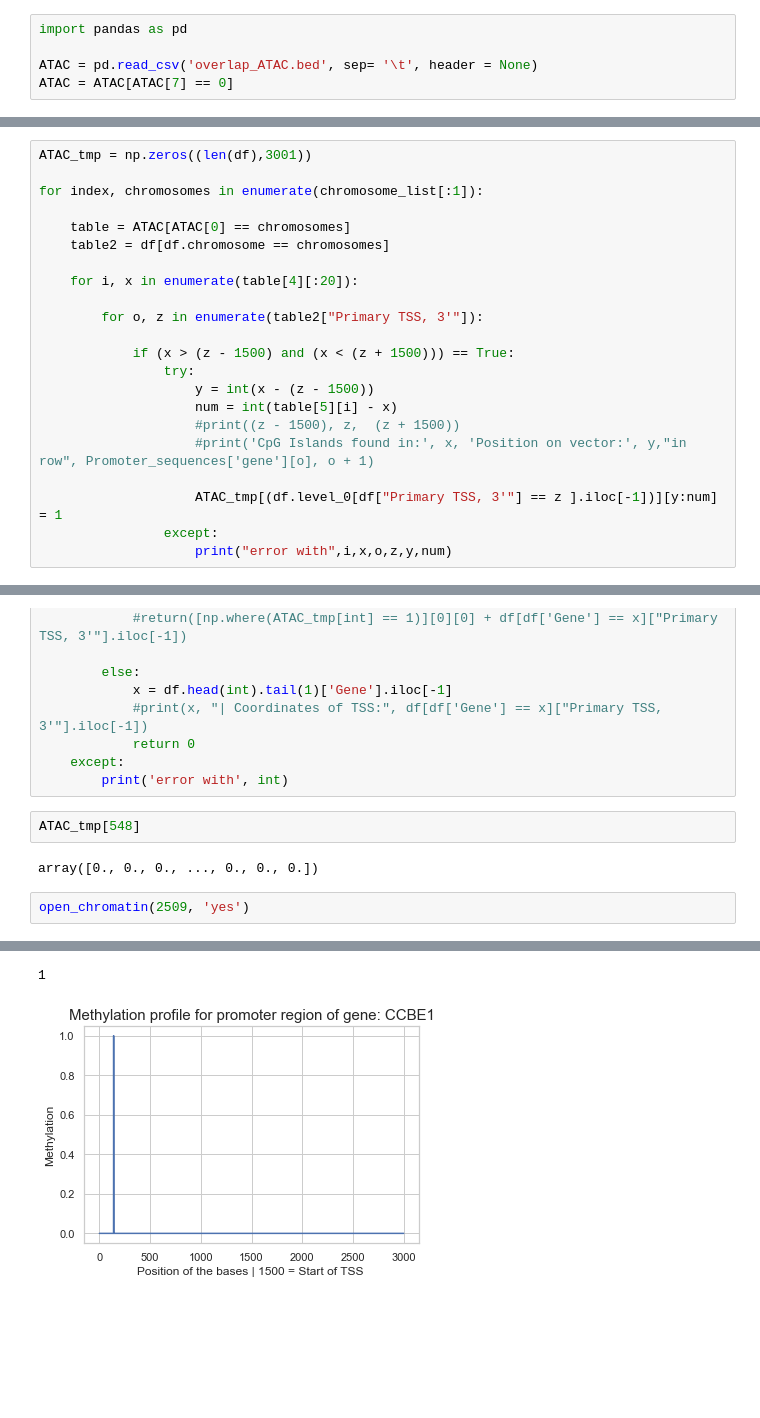
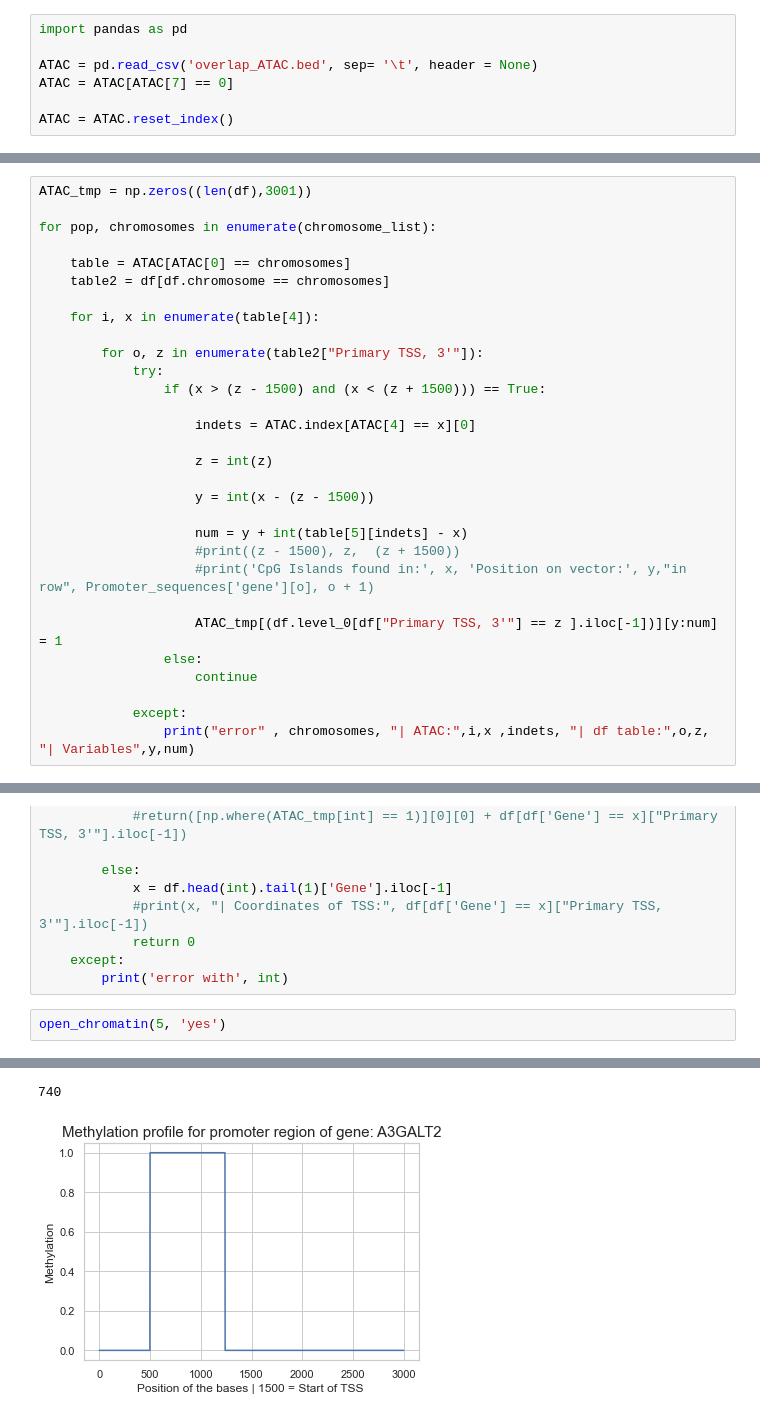
Before and after one commit to sermare/DeepOff, a Jupyter notebook: 1000 essential genes.ipynb, the cells around one changed output, grey strips where cells are left out. Cells and saved outputs as stored; diff of their text form; blank space fills up the shorter version.

Commit message:
fixed ATAC vector

```diff
--- a/1000 essential genes.ipynb
+++ b/1000 essential genes.ipynb
@@ -1201,3 +1201,5 @@ import pandas as pd
 
 ATAC = pd.read_csv('overlap_ATAC.bed', sep= '\t', header = None)
 ATAC = ATAC[ATAC[7] == 0]
+
+ATAC = ATAC.reset_index()
@@ -1215,22 +1212,30 @@ chromosome_list = np.unique(ATAC[0])
 # %%
 ATAC_tmp = np.zeros((len(df),3001))
 
-for index, chromosomes in enumerate(chromosome_list[:1]):
+for pop, chromosomes in enumerate(chromosome_list):
 
     table = ATAC[ATAC[0] == chromosomes]
     table2 = df[df.chromosome == chromosomes]
 
-    for i, x in enumerate(table[4][:20]):
+    for i, x in enumerate(table[4]):
 
         for o, z in enumerate(table2["Primary TSS, 3'"]):
+            try:
+                if (x > (z - 1500) and (x < (z + 1500))) == True:
 
-            if (x > (z - 1500) and (x < (z + 1500))) == True:
-                try:
+                    indets = ATAC.index[ATAC[4] == x][0]
+
+                    z = int(z)
+
                     y = int(x - (z - 1500))
-                    num = int(table[5][i] - x)
+
+                    num = y + int(table[5][indets] - x)
                     #print((z - 1500), z,  (z + 1500))
                     #print('CpG Islands found in:', x, 'Position on vector:', y,"in row", Promoter_sequences['gene'][o], o + 1)
 
                     ATAC_tmp[(df.level_0[df["Primary TSS, 3'"] == z ].iloc[-1])][y:num] = 1
-                except:
-                    print("error with",i,x,o,z,y,num)
+                else:
+                    continue
+
+            except:
+                print("error" , chromosomes, "| ATAC:",i,x ,indets, "| df table:",o,z, "| Variables",y,num)
@@ -1315,10 +1342,6 @@ def open_chromatin(int ,str):
             return 0
     except:
         print('error with', int)
-# %%
-ATAC_tmp[548]
-# %% [output]
-array([0., 0., 0., ..., 0., 0., 0.])
 # %%
-open_chromatin(2509, 'yes')
+open_chromatin(5, 'yes')
 # %% [output]
@@ -1330,2 +1365,2 @@ chr18 : 57096671.0 - 57099671.0
-1
+740
-[figure, old version]
+[figure, new version]
```
Also changed, not shown: parts of 7 cells of this notebook.
